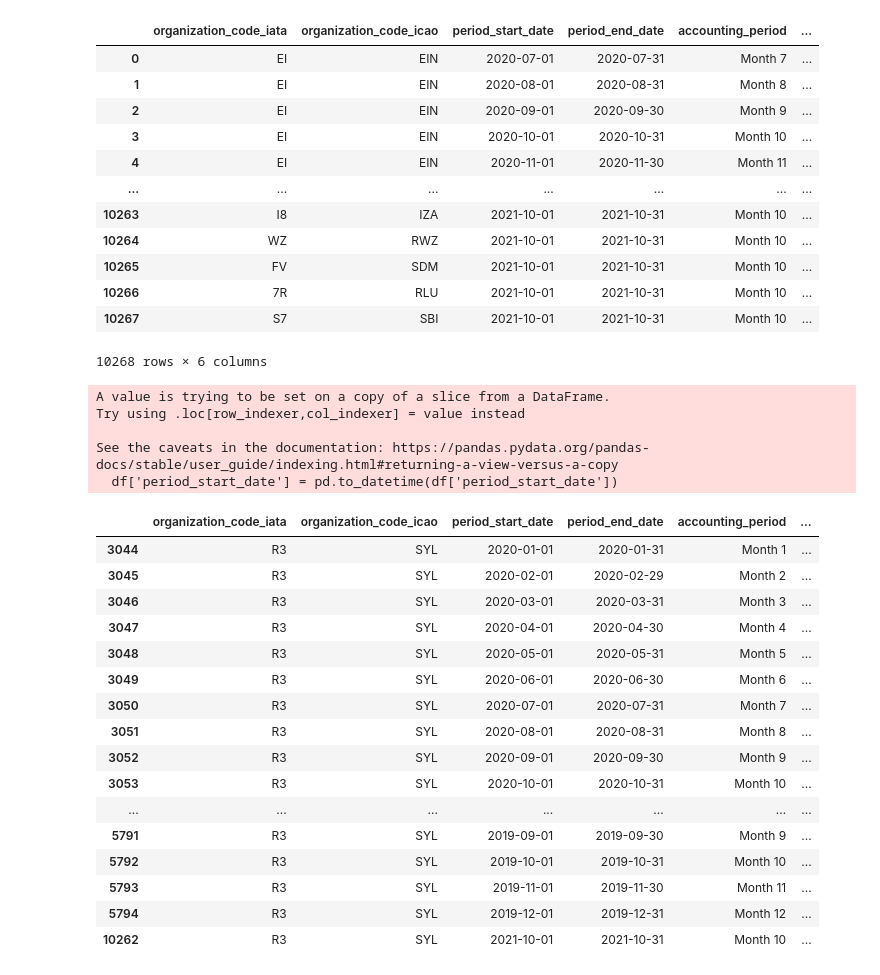
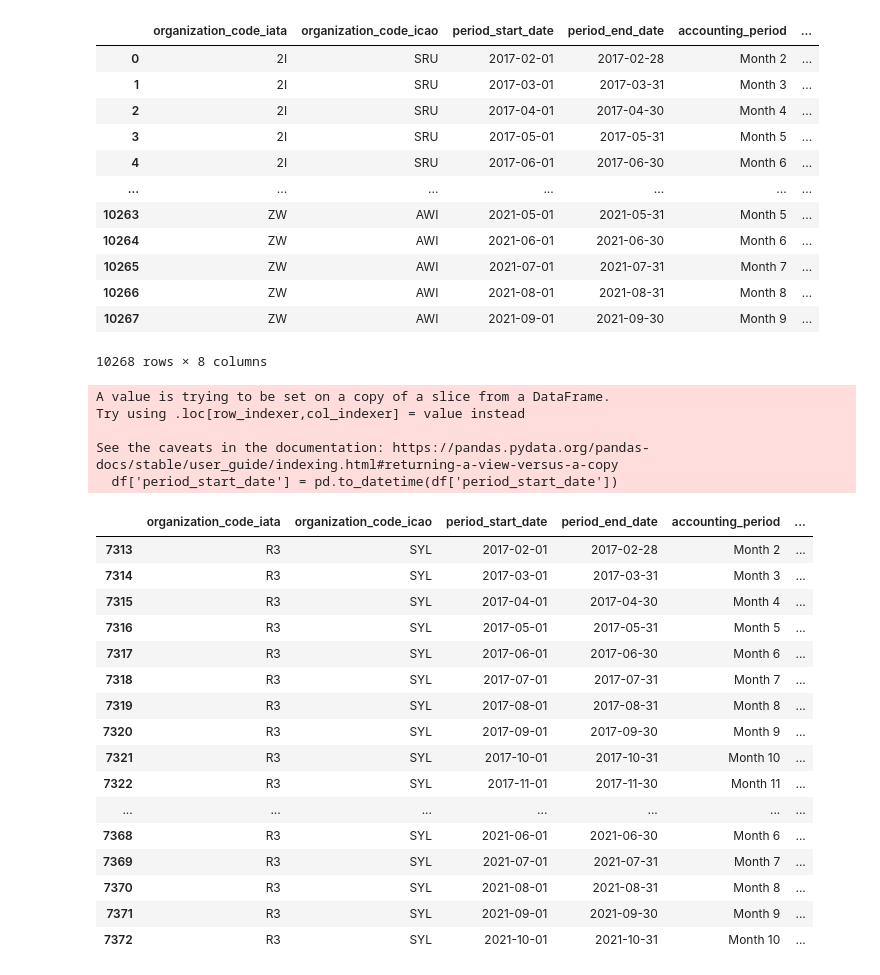
Before and after one commit to mrmoxon/hack23, a Jupyter notebook: prophet.ipynb, the cells around one changed output. Saved outputs shown, nothing was run; the diff lists cells and outputs as text; code cells hidden in the pictures.

```diff
--- a/prophet.ipynb
+++ b/prophet.ipynb
@@ -1,26 +1,33 @@
 # %%
 import pandas as pd
 from prophet import Prophet
 from prophet.diagnostics import cross_validation
 from prophet.plot import plot_cross_validation_metric
+from sklearn.metrics import mean_squared_error
 
 # Read in the load factor data
 df = pd.read_csv('data/load_factor_data.csv')
+
+# Append date column
+df = pd.read_csv('timeseries_loadfactor.csv').drop('organization_code_iata.1', axis = 1).drop('Unnamed: 1', axis = 1)
+
+# date_dataset = date_dataset['continuous']
+# df = pd.concat([df, date_dataset], axis = 1)
 df
 # %% [output]
 |  | organization_code_iata | organization_code_icao | period_start_date | period_end_date | accounting_period | ... |
-| 0 | EI | EIN | 2020-07-01 | 2020-07-31 | Month 7 | ... |
-| 1 | EI | EIN | 2020-08-01 | 2020-08-31 | Month 8 | ... |
-| 2 | EI | EIN | 2020-09-01 | 2020-09-30 | Month 9 | ... |
-| 3 | EI | EIN | 2020-10-01 | 2020-10-31 | Month 10 | ... |
-| 4 | EI | EIN | 2020-11-01 | 2020-11-30 | Month 11 | ... |
+| 0 | 2I | SRU | 2017-02-01 | 2017-02-28 | Month 2 | ... |
+| 1 | 2I | SRU | 2017-03-01 | 2017-03-31 | Month 3 | ... |
+| 2 | 2I | SRU | 2017-04-01 | 2017-04-30 | Month 4 | ... |
+| 3 | 2I | SRU | 2017-05-01 | 2017-05-31 | Month 5 | ... |
+| 4 | 2I | SRU | 2017-06-01 | 2017-06-30 | Month 6 | ... |
 | ... | ... | ... | ... | ... | ... | ... |
-| 10263 | I8 | IZA | 2021-10-01 | 2021-10-31 | Month 10 | ... |
-| 10264 | WZ | RWZ | 2021-10-01 | 2021-10-31 | Month 10 | ... |
-| 10265 | FV | SDM | 2021-10-01 | 2021-10-31 | Month 10 | ... |
-| 10266 | 7R | RLU | 2021-10-01 | 2021-10-31 | Month 10 | ... |
-| 10267 | S7 | SBI | 2021-10-01 | 2021-10-31 | Month 10 | ... |
+| 10263 | ZW | AWI | 2021-05-01 | 2021-05-31 | Month 5 | ... |
+| 10264 | ZW | AWI | 2021-06-01 | 2021-06-30 | Month 6 | ... |
+| 10265 | ZW | AWI | 2021-07-01 | 2021-07-31 | Month 7 | ... |
+| 10266 | ZW | AWI | 2021-08-01 | 2021-08-31 | Month 8 | ... |
+| 10267 | ZW | AWI | 2021-09-01 | 2021-09-30 | Month 9 | ... |
-10268 rows × 6 columns
+10268 rows × 8 columns
 # %%
 # Load in validation data
 df_val = pd.read_csv('data/validation.csv')
@@ -36,8 +43,6 @@ df_val = df_val[df_val['organization_code_iata'] == airline]
 df['period_start_date'] = pd.to_datetime(df['period_start_date'])
 df_val['time'] = pd.to_datetime(df_val['time'])
 
-
-
 df
 # %% [output]
 A value is trying to be set on a copy of a slice from a DataFrame.
@@ -46,22 +51,22 @@ Try using .loc[row_indexer,col_indexer] = value instead
 See the caveats in the documentation: https://pandas.pydata.org/pandas-docs/stable/user_guide/indexing.html#returning-a-view-versus-a-copy
   df['period_start_date'] = pd.to_datetime(df['period_start_date'])
 |  | organization_code_iata | organization_code_icao | period_start_date | period_end_date | accounting_period | ... |
-| 3044 | R3 | SYL | 2020-01-01 | 2020-01-31 | Month 1 | ... |
-| 3045 | R3 | SYL | 2020-02-01 | 2020-02-29 | Month 2 | ... |
-| 3046 | R3 | SYL | 2020-03-01 | 2020-03-31 | Month 3 | ... |
-| 3047 | R3 | SYL | 2020-04-01 | 2020-04-30 | Month 4 | ... |
-| 3048 | R3 | SYL | 2020-05-01 | 2020-05-31 | Month 5 | ... |
-| 3049 | R3 | SYL | 2020-06-01 | 2020-06-30 | Month 6 | ... |
-| 3050 | R3 | SYL | 2020-07-01 | 2020-07-31 | Month 7 | ... |
-| 3051 | R3 | SYL | 2020-08-01 | 2020-08-31 | Month 8 | ... |
-| 3052 | R3 | SYL | 2020-09-01 | 2020-09-30 | Month 9 | ... |
-| 3053 | R3 | SYL | 2020-10-01 | 2020-10-31 | Month 10 | ... |
+| 7313 | R3 | SYL | 2017-02-01 | 2017-02-28 | Month 2 | ... |
+| 7314 | R3 | SYL | 2017-03-01 | 2017-03-31 | Month 3 | ... |
+| 7315 | R3 | SYL | 2017-04-01 | 2017-04-30 | Month 4 | ... |
+| 7316 | R3 | SYL | 2017-05-01 | 2017-05-31 | Month 5 | ... |
+| 7317 | R3 | SYL | 2017-06-01 | 2017-06-30 | Month 6 | ... |
+| 7318 | R3 | SYL | 2017-07-01 | 2017-07-31 | Month 7 | ... |
+| 7319 | R3 | SYL | 2017-08-01 | 2017-08-31 | Month 8 | ... |
+| 7320 | R3 | SYL | 2017-09-01 | 2017-09-30 | Month 9 | ... |
+| 7321 | R3 | SYL | 2017-10-01 | 2017-10-31 | Month 10 | ... |
+| 7322 | R3 | SYL | 2017-11-01 | 2017-11-30 | Month 11 | ... |
 | ... | ... | ... | ... | ... | ... | ... |
-| 5791 | R3 | SYL | 2019-09-01 | 2019-09-30 | Month 9 | ... |
-| 5792 | R3 | SYL | 2019-10-01 | 2019-10-31 | Month 10 | ... |
-| 5793 | R3 | SYL | 2019-11-01 | 2019-11-30 | Month 11 | ... |
-| 5794 | R3 | SYL | 2019-12-01 | 2019-12-31 | Month 12 | ... |
-| 10262 | R3 | SYL | 2021-10-01 | 2021-10-31 | Month 10 | ... |
+| 7368 | R3 | SYL | 2021-06-01 | 2021-06-30 | Month 6 | ... |
+| 7369 | R3 | SYL | 2021-07-01 | 2021-07-31 | Month 7 | ... |
+| 7370 | R3 | SYL | 2021-08-01 | 2021-08-31 | Month 8 | ... |
+| 7371 | R3 | SYL | 2021-09-01 | 2021-09-30 | Month 9 | ... |
+| 7372 | R3 | SYL | 2021-10-01 | 2021-10-31 | Month 10 | ... |
 # %%
 # Prepare data for Prophet
 data = df.reset_index().rename(columns={'period_start_date': 'ds', 'passenger_load_factor_pct': 'y'})
```
Also changed, not shown: parts of 3 cells of this notebook, 2 other files.
